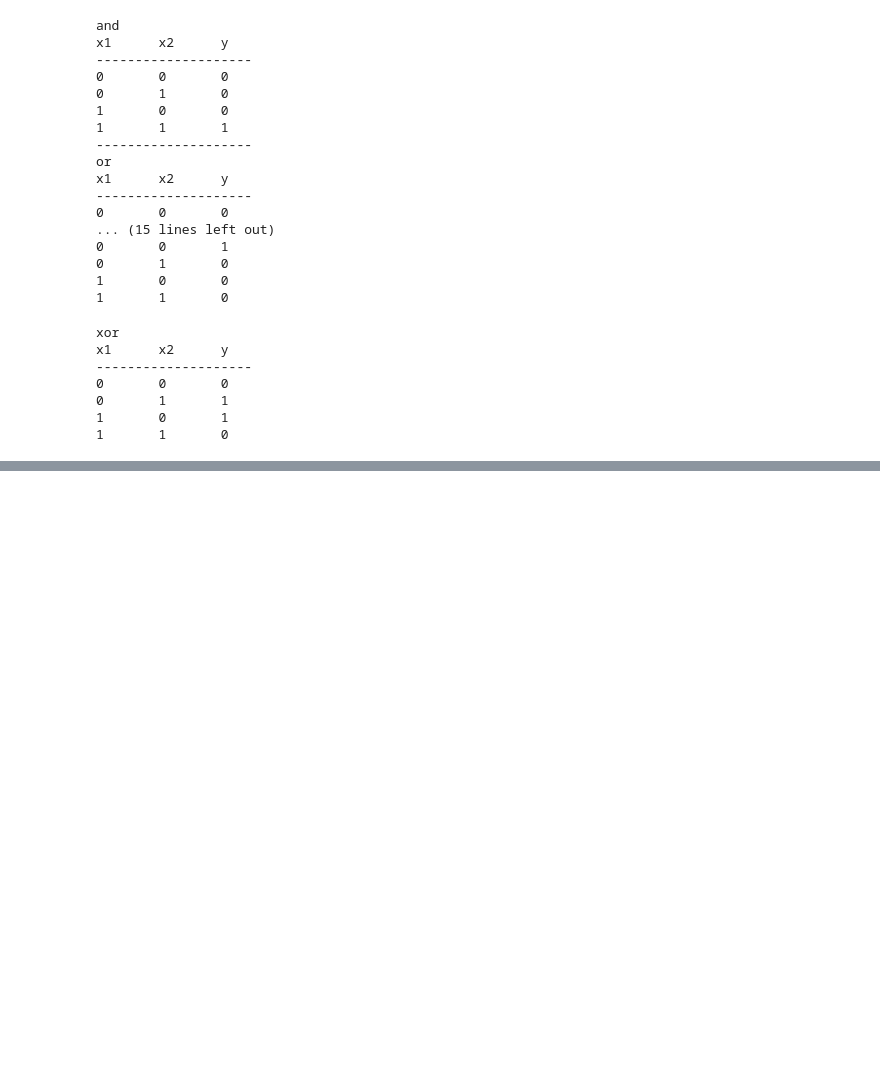
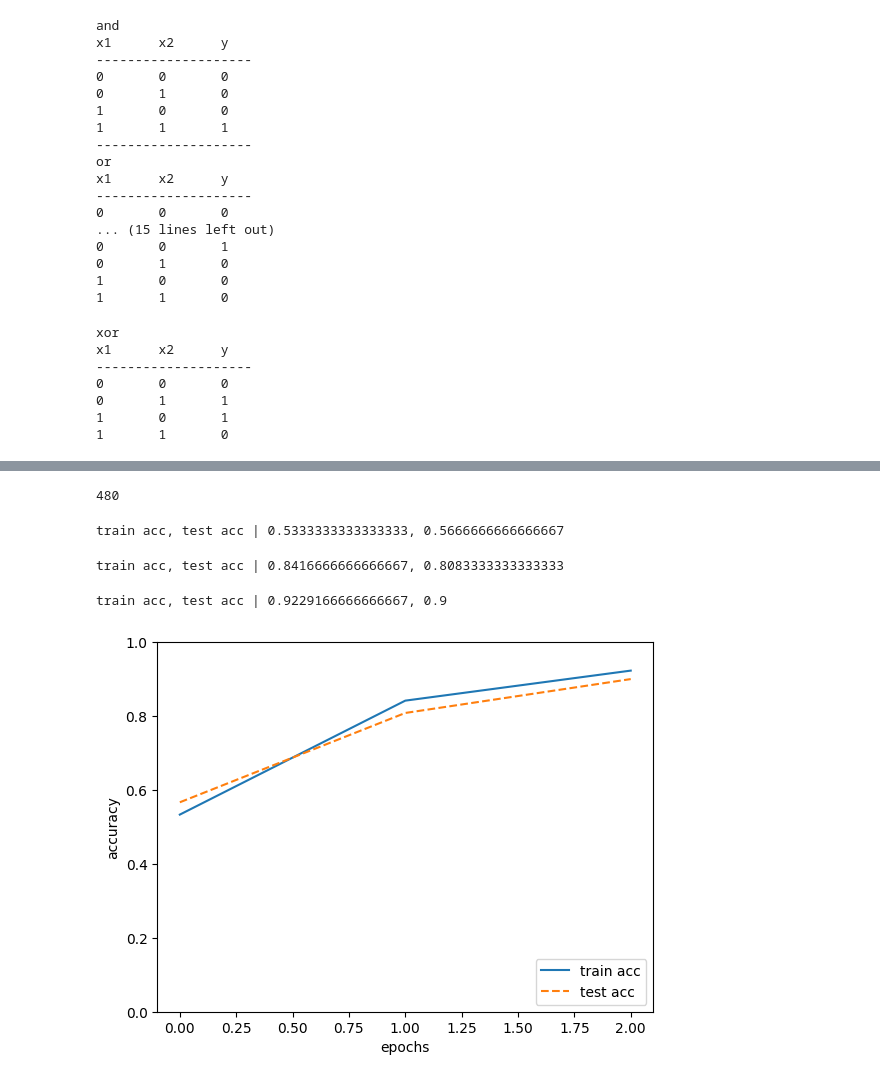
Before and after one commit to RyukiKuwahara/from-zero, a Jupyter notebook: from_zero_1.ipynb, the cells around one changed output, grey strips where cells are left out. Drawn from its saved outputs; the diff is of its cells as text; code cells hidden in the pictures; blank space fills up the shorter version.

```diff
--- a/from_zero_1.ipynb
+++ b/from_zero_1.ipynb
@@ -185,6 +185,9 @@ def my_activation_function(x):
 # %%
 def sigmoid(x):
     return 1 / (1 + np.exp(-x))
+
+def relu(x):
+    return np.maximum(0, x)
 
 def my_neural_network(x, y, activation_function):
     # layer1
@@ -261,0 +326,64 @@ Correction rate: 100.00%
+# %%
+import pandas as pd
+import numpy as np
+import matplotlib.pyplot as plt
+from tqdm import tqdm
+from sklearn.model_selection import train_test_split
+
+df = pd.read_csv('dataset.csv')
+X = df[['x', 'y']]
+y = df['label']
+
+x_train, x_test, y_train, y_test = train_test_split(X, y, test_size=0.2, random_state=0)
+
+network = TwoLayerNet(input_size=2, hidden_size=4, output_size=1)
+
+iters_num = 10000
+train_size = x_train.shape[0]
+batch_size = 10
+learning_rate = 1e-4
+
+train_loss_list = []
+train_acc_list = []
+test_acc_list = []
+
+iter_per_epoch = max(train_size // batch_size, 1)
+
+for i in tqdm(range(iters_num)):
+    batch_mask = np.random.choice(train_size, batch_size)
+    x_batch = x_train.iloc[batch_mask].values
+    t_batch = y_train.iloc[batch_mask].values
+
+    # 勾配の計算
+    grad = network.numerical_gradient(x_batch, t_batch)
+
+    # パラメータの更新
+    for key in ('W1', 'b1', 'W2', 'b2'):
+        network.params[key] -= learning_rate * grad[key]
+
+    loss = network.loss(x_batch, t_batch)
+    train_loss_list.append(loss)
+
+    if i % (iter_per_epoch * 100) == 0:
+        train_acc = network.accuracy(x_train, y_train)
+        test_acc = network.accuracy(x_test, y_test)
+        train_acc_list.append(train_acc)
+        test_acc_list.append(test_acc)
+        print("train acc, test acc | " + str(train_acc) + ", " + str(test_acc))
+
+# グラフの描画
+markers = {'train': 'o', 'test': 's'}
+x = np.arange(len(train_acc_list))
+plt.plot(x, train_acc_list, label='train acc')
+plt.plot(x, test_acc_list, label='test acc', linestyle='--')
+plt.xlabel("epochs")
+plt.ylabel("accuracy")
+plt.ylim(0, 1.0)
+plt.legend(loc='lower right')
+plt.show()
+# %% [output]
+480
+train acc, test acc | 0.5333333333333333, 0.5666666666666667
+train acc, test acc | 0.8416666666666667, 0.8083333333333333
+train acc, test acc | 0.9229166666666667, 0.9
+[figure, added]
```
Also changed, not shown: parts of 4 cells of this notebook.
